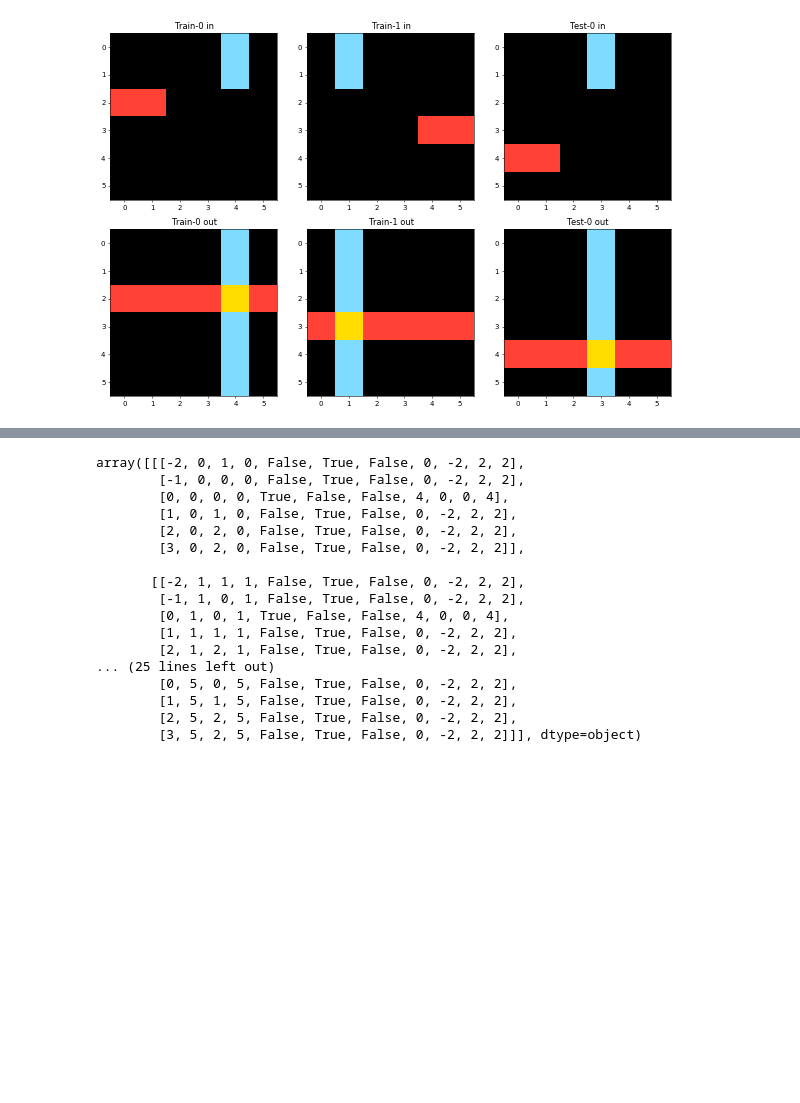
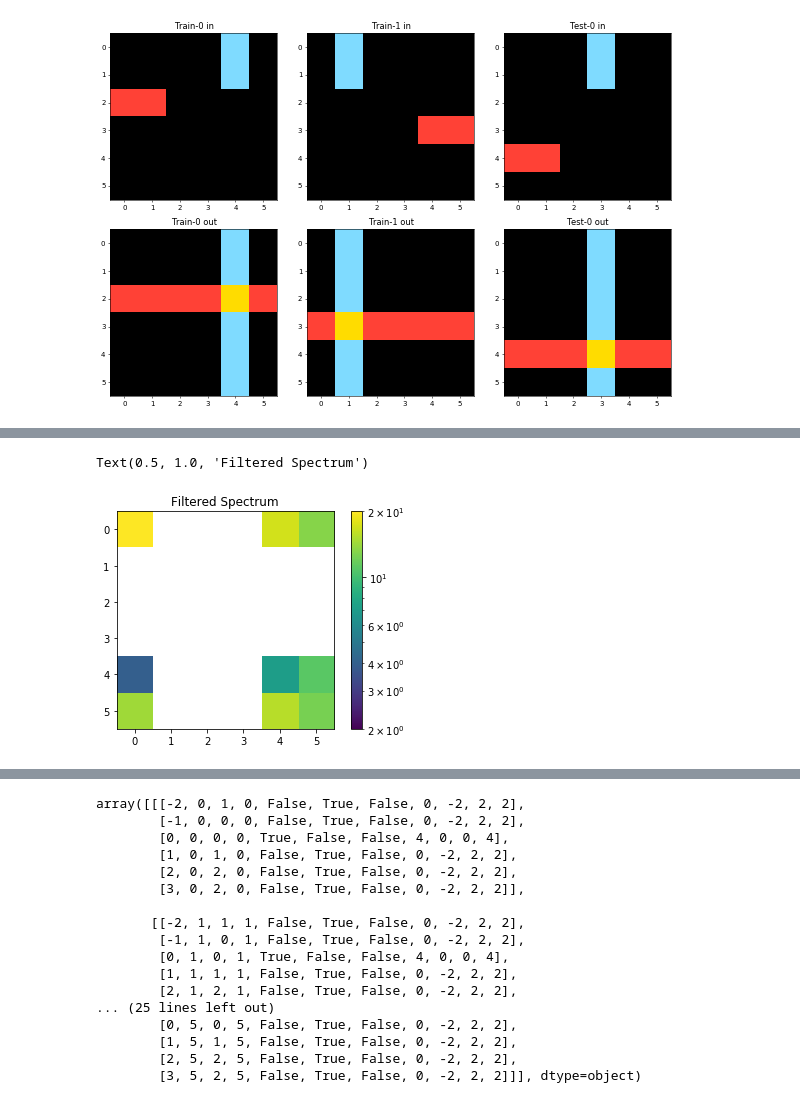
Before and after one commit to danielcieslinski/Abstractor, a Jupyter notebook: src/explore.ipynb, the cells around one changed output, grey strips where cells are left out. Drawn from its saved outputs; the diff is of its cells as text; code cells hidden in the pictures; blank space fills up the shorter version.

```diff
--- a/src/explore.ipynb
+++ b/src/explore.ipynb
@@ -44,3 +54,26 @@ array([[0, 0, 0, 0, 8, 0],
+# %%
+keep_fraction = 0.2
+
+# Call ff a copy of the original transform. Numpy arrays have a copy
+# method for this purpose.
+im_fft2 = im_fft.copy()
+
+# Set r and c to be the number of rows and columns of the array.
+r, c = im_fft2.shape
+
+# Set to zero all rows with indices between r*keep_fraction and
+# r*(1-keep_fraction):
+im_fft2[int(r*keep_fraction):int(r*(1-keep_fraction))] = 0
+
+# Similarly with the columns:
+im_fft2[:, int(c*keep_fraction):int(c*(1-keep_fraction))] = 0
+
+plt.figure()
+plot_spectrum(im_fft2)
+plt.title('Filtered Spectrum')
+# %% [output]
+Text(0.5, 1.0, 'Filtered Spectrum')
+[figure, added]
 # %%
 from feature_calc import FeatureCalculator
 from itertools import product
```
Also changed, not shown: parts of 23 cells of this notebook, 2 other files.
